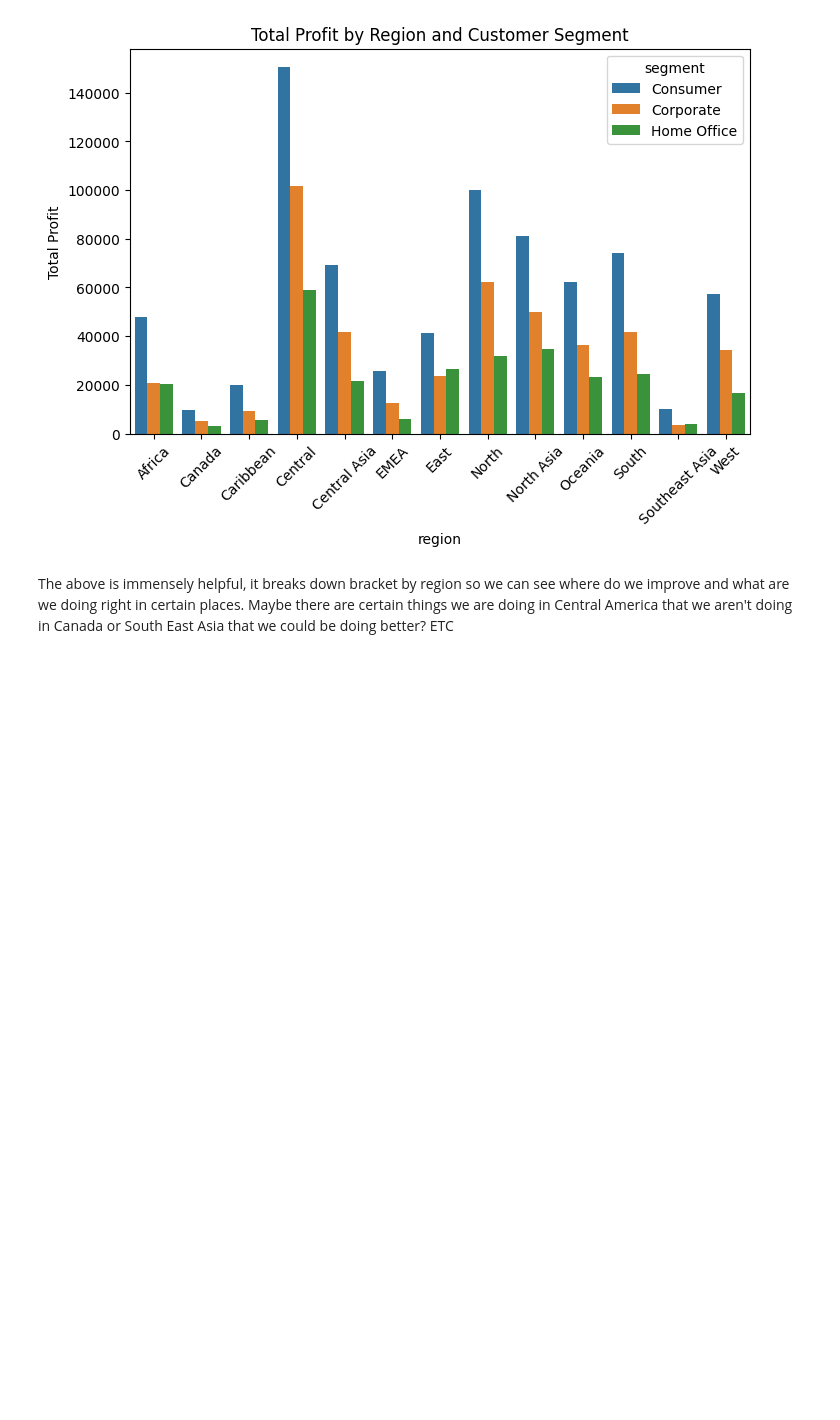
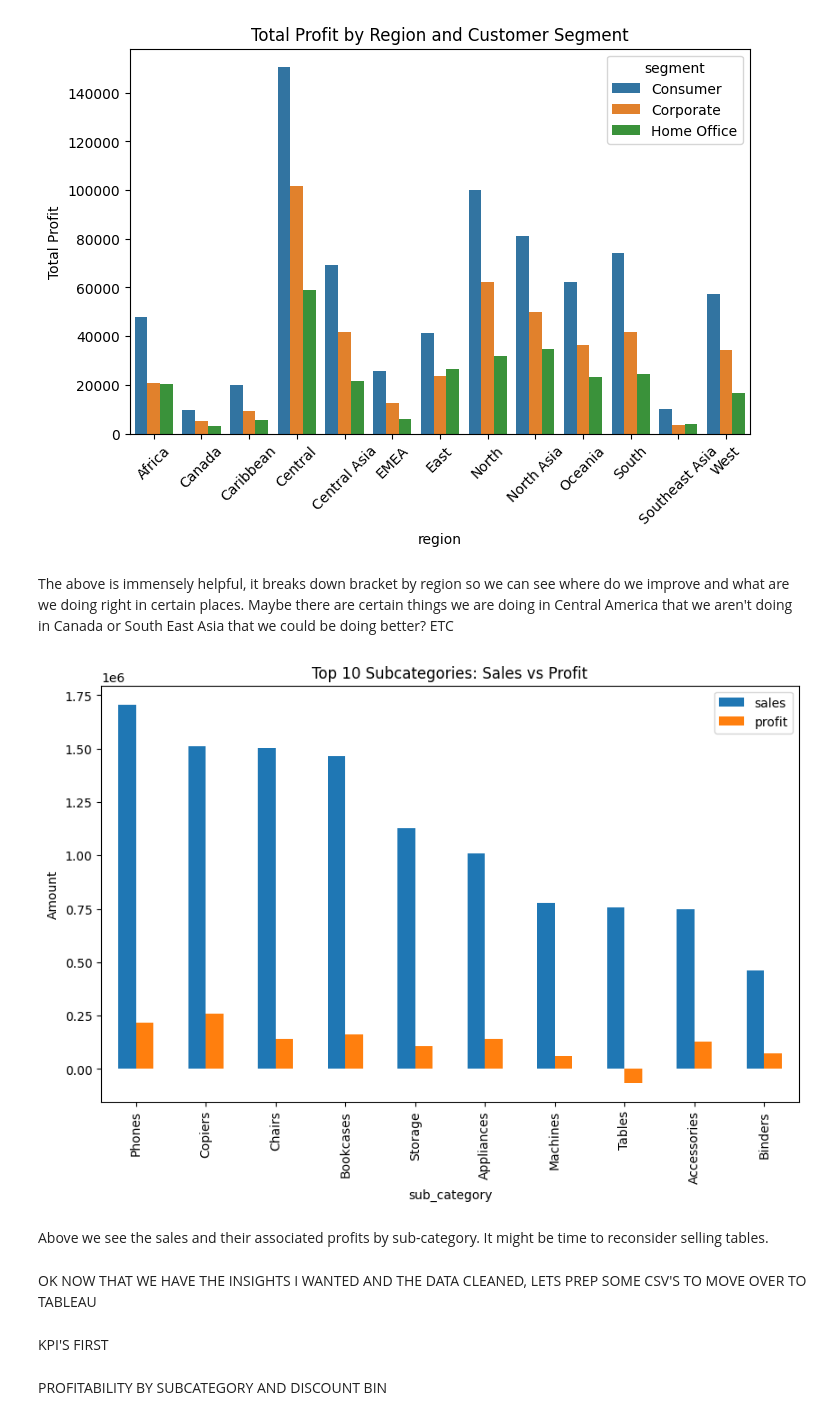
Before and after one commit to Mammirati15/superstore-analysis, a Jupyter notebook: notebooks/01_preprocessing_eda.ipynb, the cells around one changed output. Drawn from its saved outputs; the diff is of its cells as text; code cells hidden in the pictures; blank space fills up the shorter version.

Commit message:
Data done, created CSV for Tableau

```diff
--- a/notebooks/01_preprocessing_eda.ipynb
+++ b/notebooks/01_preprocessing_eda.ipynb
@@ -477,3 +477,23 @@ plt.show()
 [figure]
 # %% [markdown]
 The above is immensely helpful, it breaks down bracket by region so we can see where do we improve and what are we doing right in certain places.  Maybe there are certain things we are doing in Central America that we aren't doing in Canada or South East Asia that we could be doing better? ETC
+# %%
+subcat_summary = (
+    original_df.groupby('sub_category')[['sales','profit']]
+    .sum()
+    .sort_values('sales', ascending=False)
+    .head(10)
+)
+
+subcat_summary.plot(kind='bar', figsize=(10,6))
+plt.title("Top 10 Subcategories: Sales vs Profit")
+plt.ylabel("Amount")
+plt.show()
+# %% [output]
+[figure, added]
+# %% [markdown]
+Above we see the sales and their associated profits by sub-category.  It might be time to reconsider selling tables.
+# %% [markdown]
+OK NOW THAT WE HAVE THE INSIGHTS I WANTED AND THE DATA CLEANED, LETS PREP SOME CSV'S TO MOVE OVER TO TABLEAU
+# %% [markdown]
+KPI'S FIRST
@@ -479,0 +511,2 @@ The above is immensely helpful, it breaks down bracket by region so we can see w
+# %% [markdown]
+PROFITABILITY BY SUBCATEGORY AND DISCOUNT BIN
```
Also changed, not shown: parts of 6 cells of this notebook.
